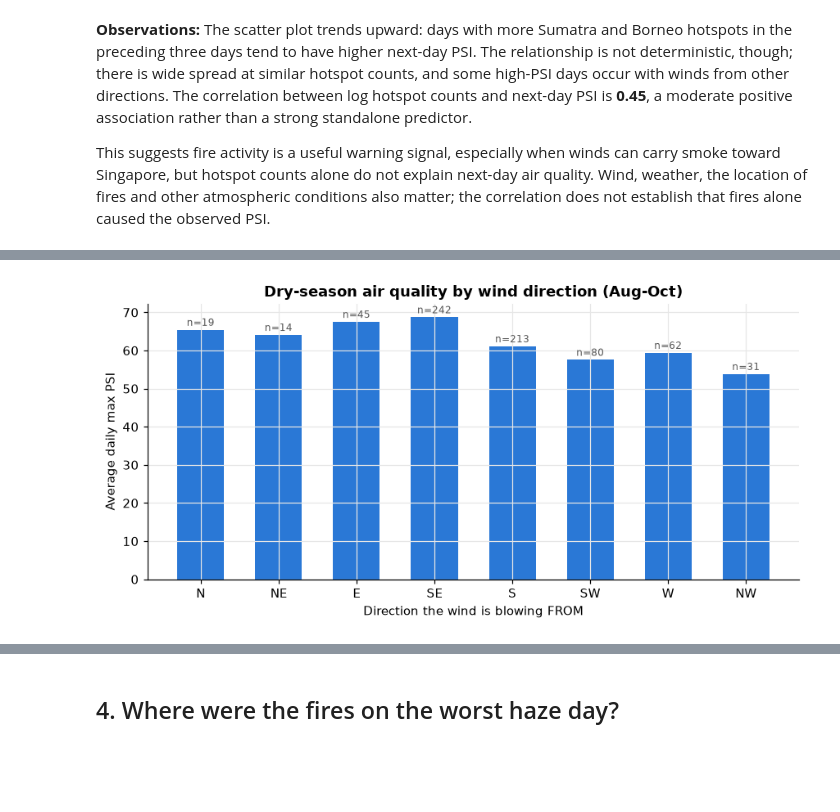
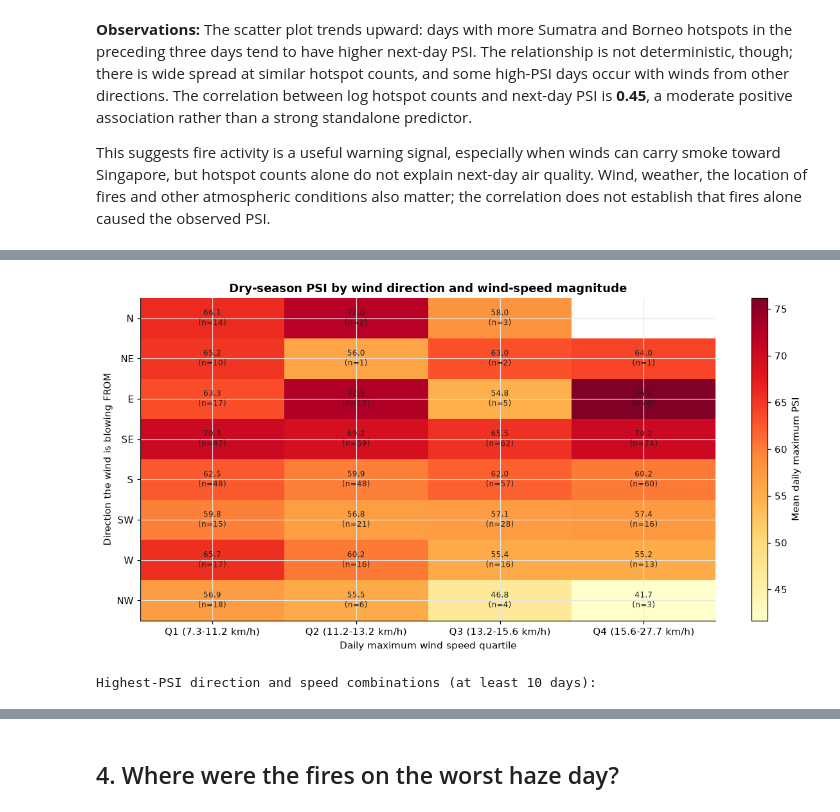
Before and after one commit to bowlofcloud/haze_monitoring_prediction_2026, a Jupyter notebook: notebooks/haze_analysis.ipynb, the cells around one changed output, grey strips where cells are left out. Drawn from its saved outputs; the diff is of its cells as text; code cells hidden in the pictures; blank space fills up the shorter version.

```diff
--- a/notebooks/haze_analysis.ipynb
+++ b/notebooks/haze_analysis.ipynb
@@ -114,21 +114,71 @@ Looking only at the dry season (August to October), when fires are most common.
 # %%
-dry = df[df.date.dt.month.isin([8, 9, 10])].dropna(subset=["wind_dir", "psi_max"]).copy()
+dry = df[df.date.dt.month.isin([8, 9, 10])].dropna(
+    subset=["wind_dir", "wind_speed_max", "psi_max"]
+).copy()
 sectors = ["N", "NE", "E", "SE", "S", "SW", "W", "NW"]
 dry["wind_sector"] = pd.Categorical(
-    [sectors[int(((w + 22.5) % 360) // 45)] for w in dry.wind_dir], categories=sectors)
-summary = dry.groupby("wind_sector", observed=False).agg(
-    mean_psi=("psi_max", "mean"), days=("psi_max", "size"))
+    [sectors[int(((direction + 22.5) % 360) // 45)] for direction in dry.wind_dir],
+    categories=sectors,
+    ordered=True,
+)
 
-fig, ax = plt.subplots(figsize=(8, 4))
-ax.bar(summary.index.astype(str), summary.mean_psi, color=BLUE, width=0.6)
-for i, (v, n) in enumerate(zip(summary.mean_psi, summary.days)):
-    if n > 0:
-        ax.text(i, v + 1, f"n={n}", ha="center", fontsize=8, color="#555555")
-ax.set_xlabel("Direction the wind is blowing FROM")
-ax.set_ylabel("Average daily max PSI")
-ax.set_title("Dry-season air quality by wind direction (Aug-Oct)")
-fig.tight_layout(); fig.savefig(FIGS / "psi_by_wind.png", bbox_inches="tight")
+# Split daily maximum wind speeds into sample-balanced quartiles (Open-Meteo units: km/h).
+speed_bin_codes, speed_edges = pd.qcut(
+    dry.wind_speed_max, q=4, retbins=True, duplicates="drop"
+)
+speed_labels = [
+    f"Q{index + 1} ({lower:.1f}-{upper:.1f} km/h)"
+    for index, (lower, upper) in enumerate(zip(speed_edges[:-1], speed_edges[1:]))
+]
+dry["wind_speed_bin"] = pd.Categorical.from_codes(
+    speed_bin_codes.cat.codes,
+    categories=speed_labels,
+    ordered=True,
+)
+
+joint_summary = (
+    dry.groupby(["wind_sector", "wind_speed_bin"], observed=True)
+    .agg(
+        mean_psi=("psi_max", "mean"),
+        unhealthy_rate_pct=("psi_max", lambda values: (values > THRESHOLD).mean() * 100),
+        days=("psi_max", "size"),
+    )
+    .reset_index()
+)
+mean_psi_grid = joint_summary.pivot(
+    index="wind_sector", columns="wind_speed_bin", values="mean_psi"
+).reindex(index=sectors, columns=speed_labels)
+days_grid = joint_summary.pivot(
+    index="wind_sector", columns="wind_speed_bin", values="days"
+).reindex(index=sectors, columns=speed_labels)
+
+fig, ax = plt.subplots(figsize=(11, 5.5))
+image = ax.imshow(mean_psi_grid, aspect="auto", cmap="YlOrRd")
+ax.set_xticks(range(len(speed_labels)), labels=speed_labels)
+ax.set_yticks(range(len(sectors)), labels=sectors)
+ax.set_xlabel("Daily maximum wind speed quartile")
+ax.set_ylabel("Direction the wind is blowing FROM")
+ax.set_title("Dry-season PSI by wind direction and wind-speed magnitude")
+for row_index, sector in enumerate(sectors):
+    for column_index, speed_label in enumerate(speed_labels):
+        value = mean_psi_grid.loc[sector, speed_label]
+        count = days_grid.loc[sector, speed_label]
+        if pd.notna(value) and pd.notna(count):
+            ax.text(column_index, row_index, f"{value:.1f}\n(n={int(count)})",
+                    ha="center", va="center", fontsize=8, color="#222222")
+fig.colorbar(image, ax=ax, label="Mean daily maximum PSI")
+fig.tight_layout()
+fig.savefig(FIGS / "psi_by_wind_and_speed.png", bbox_inches="tight")
 plt.show()
-summary
+
+reliable_combinations = joint_summary[joint_summary.days >= 10]
+print("Highest-PSI direction and speed combinations (at least 10 days):")
+display(
+    reliable_combinations.sort_values(
+        ["mean_psi", "unhealthy_rate_pct"], ascending=False
+    ).head(10).round(1)
+)
+print("Wind speed is Open-Meteo daily maximum in km/h; associations are descriptive, not causal.")
 # %% [output]
-[figure, old version]
+[figure, new version]
+Highest-PSI direction and speed combinations (at least 10 days):
```
Also changed, not shown: parts of 23 cells of this notebook, 14 other files.
